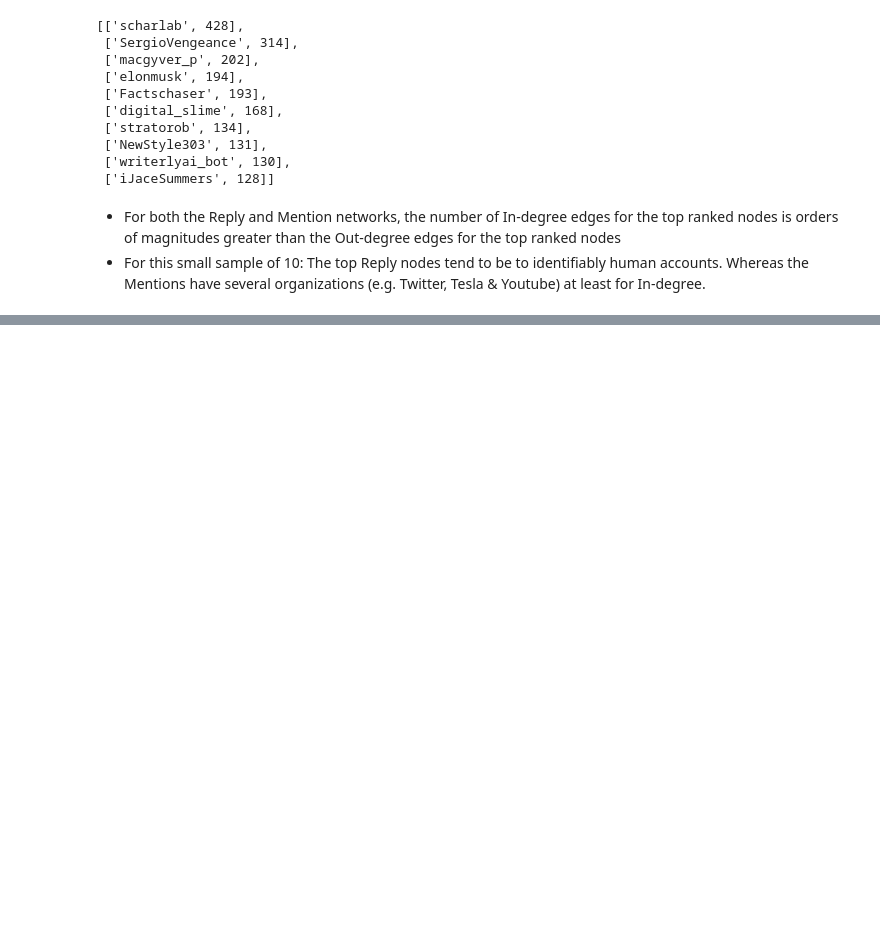
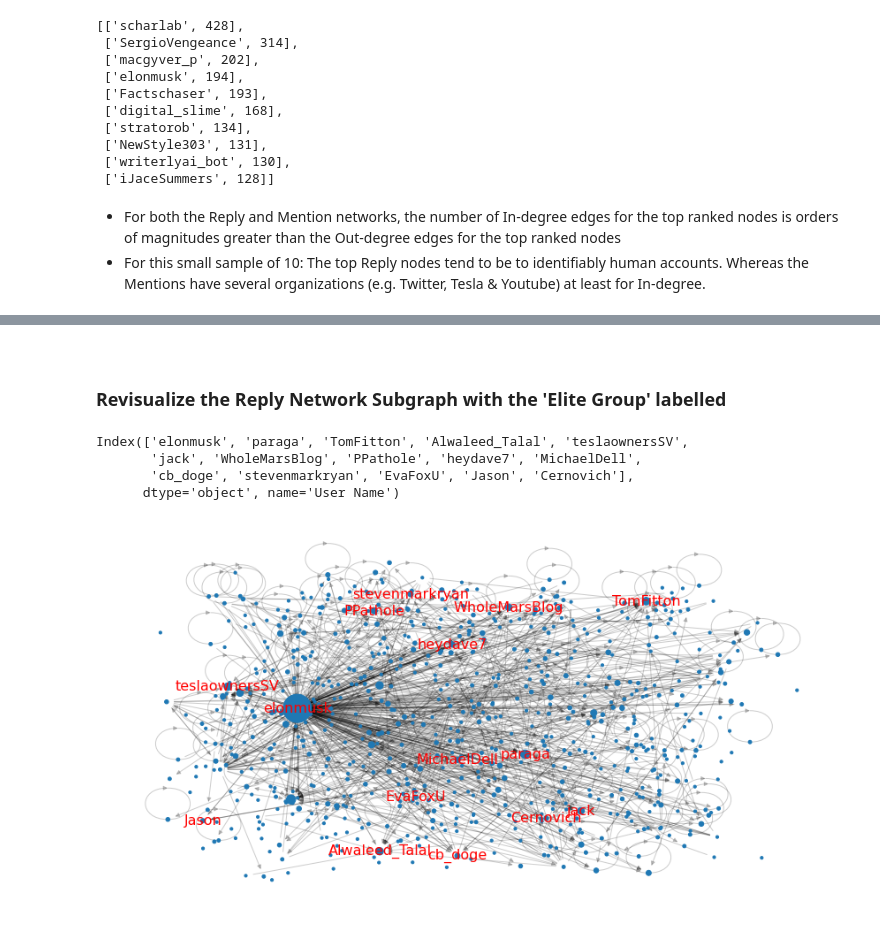
Before and after one commit to SmilodonCub/DATA620, a Jupyter notebook: Final_Project/Elongate_Twitter_Interaction_Networks.ipynb, the cells around one changed output, grey strips where cells are left out. Cells and saved outputs as stored; diff of their text form; code cells hidden in the pictures; blank space fills up the shorter version.

```diff
--- a/Final_Project/Elongate_Twitter_Interaction_Networks.ipynb
+++ b/Final_Project/Elongate_Twitter_Interaction_Networks.ipynb
@@ -276,0 +427,18 @@ Top Out-Degree Mention Network Nodes:
+# %%
+# from Social netweork analysis for startups
+## make a list of the elite group by merging top ten groups for 3 centrality metrics
+names_degree=[x[0] for x in sorted_degree[:10]]
+names_close=[x[0] for x in sorted_close_cent[:10]]
+names_between=[x[0] for x in sorted_between_cent[:10]]
+
+## use Python sets to compute a union of the sets
+names=list(set(names_degree) | set(names_close) | set (names_between))
+
+## build a table with centralities
+table=[[name,reply_degree[name],sub_cent_close[name],sub_cent_between[name]] for name in names]
+# %%
+df = pd.DataFrame(table,
+                  columns=['User Name', 'Degree', 'Closeness Centrality', 'Betweenness Centrality'])
+df = df.set_index('User Name')
+df = df.sort_values( by = ['Closeness Centrality'], ascending=False)
+df.style
@@ -276,0 +464,27 @@ Top Out-Degree Mention Network Nodes:
+# %% [markdown]
+<br>
+
+### Revisualize the Reply Network Subgraph with the 'Elite Group' labelled
+# %%
+elite_names = df.index[0:15]
+elite_names
+# %% [output]
+Index(['elonmusk', 'paraga', 'TomFitton', 'Alwaleed_Talal', 'teslaownersSV',
+       'jack', 'WholeMarsBlog', 'PPathole', 'heydave7', 'MichaelDell',
+       'cb_doge', 'stevenmarkryan', 'EvaFoxU', 'Jason', 'Cernovich'],
+      dtype='object', name='User Name')
+# %%
+labels = {}
+for node in sub_reply.nodes():
+    if node in elite_names:
+        labels[node] = node
+# %%
+fig, ax = plt.subplots(figsize=(15, 8))
+positions = nx.spectral_layout( res )
+nx.draw_networkx_nodes( sub_reply, positions, node_size = subdeg, label=None)
+nx.draw_networkx_edges( sub_reply, positions, alpha=0.2 )
+nx.draw_networkx_labels(sub_reply, positions ,labels,font_size=16,font_color='r')
+plt.axis('off')
+plt.show()
+# %% [output]
+[figure, added]
```
Also changed, not shown: parts of 17 cells of this notebook.
